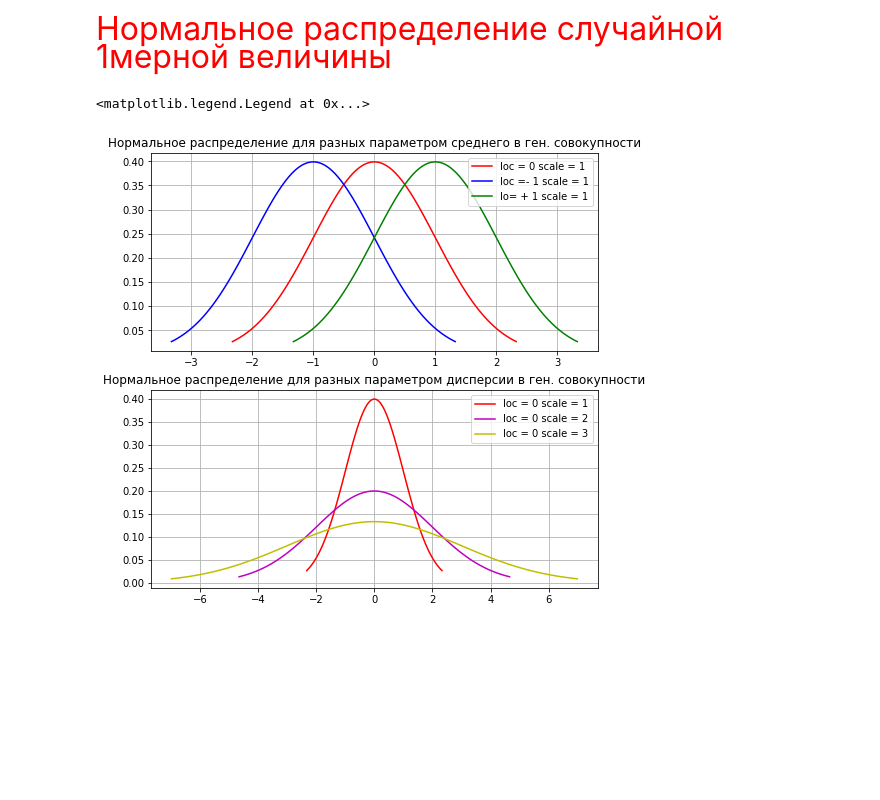
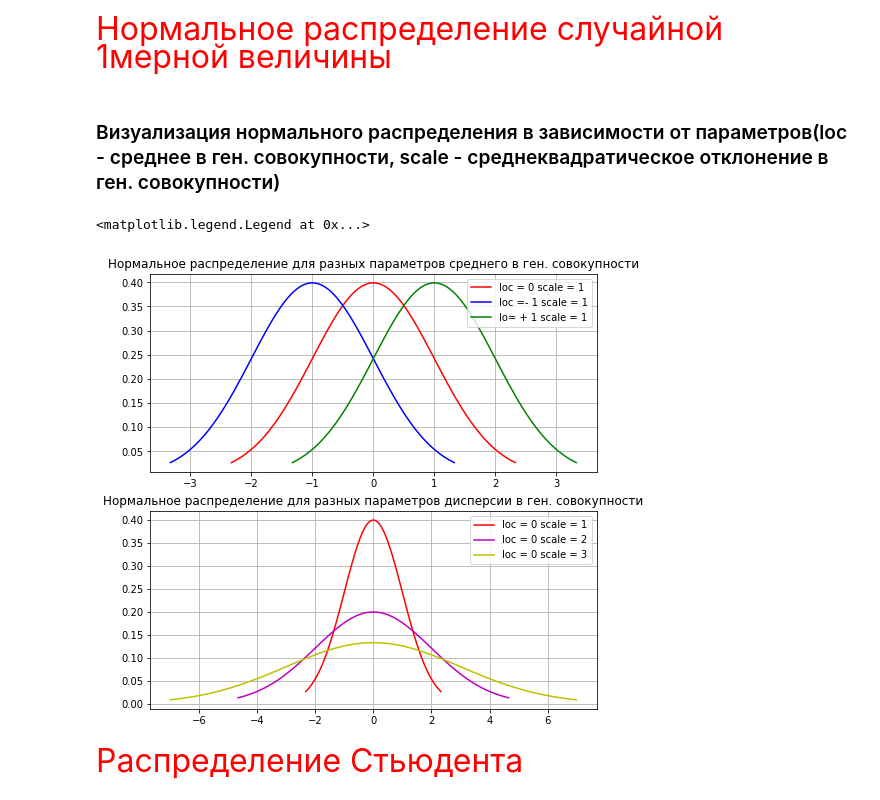
Before and after one commit to kirill-ionkin/Git_practise, a Jupyter notebook: distributions_of_random_variables.ipynb, the cells around one changed output. Saved outputs shown, nothing was run; the diff lists cells and outputs as text; code cells hidden in the pictures; blank space fills up the shorter version.

```diff
--- a/distributions_of_random_variables.ipynb
+++ b/distributions_of_random_variables.ipynb
@@ -6,6 +6,8 @@ import matplotlib.pyplot as plt
 import matplotlib as mpl
 # %% [markdown]
 <font size=6 color="red">Нормальное распределение случайной 1мерной величины</font>
+# %% [markdown]
+### Визуализация нормального распределения в зависимости от параметров(loc - среднее в ген. совокупности, scale - среднеквадратическое отклонение в ген. совокупности)
 # %%
 from scipy.stats import norm
 # %%
@@ -19,21 +22,23 @@ sample_theor_6 = np.linspace(norm.ppf(0.01, scale=3), norm.ppf(0.99, scale=3), 1
 # %%
 fig = plt.figure(figsize=(8, 8))
 ax1 = fig.add_subplot(211)
 ax1.plot(sample_theor_1, norm.pdf(sample_theor_1), "r", label="loc = 0 scale = 1")
 ax1.plot(sample_theor_2, norm.pdf(sample_theor_2, loc=-1), "b", label="loc =- 1 scale = 1")
 ax1.plot(sample_theor_3, norm.pdf(sample_theor_3, loc=1), "g", label="lo= + 1 scale = 1")
 ax1.grid(True)
-ax1.set_title(label="Нормальное распределение для разных параметром среднего в ген. совокупности")
+ax1.set_title(label="Нормальное распределение для разных параметров среднего в ген. совокупности")
 ax1.legend()
 
 
 ax2 = fig.add_subplot(212)
 ax2.plot(sample_theor_4, norm.pdf(sample_theor_4), "r", label="loc = 0 scale = 1")
 ax2.plot(sample_theor_5, norm.pdf(sample_theor_5, scale=2), "m", label="loc = 0 scale = 2")
 ax2.plot(sample_theor_6, norm.pdf(sample_theor_6, scale=3), "y", label="loc = 0 scale = 3")
 ax2.grid(True)
-ax2.set_title(label="Нормальное распределение для разных параметром дисперсии в ген. совокупности")
+ax2.set_title(label="Нормальное распределение для разных параметров дисперсии в ген. совокупности")
 ax2.legend()
 # %% [output]
 <matplotlib.legend.Legend at 0x...>
-[figure, old version]
+[figure, new version]
+# %% [markdown]
+<font size=6 color="red">Распределение Стьюдента</font>
```
Also changed, not shown: parts of 1 cell of this notebook, 4 other files.
